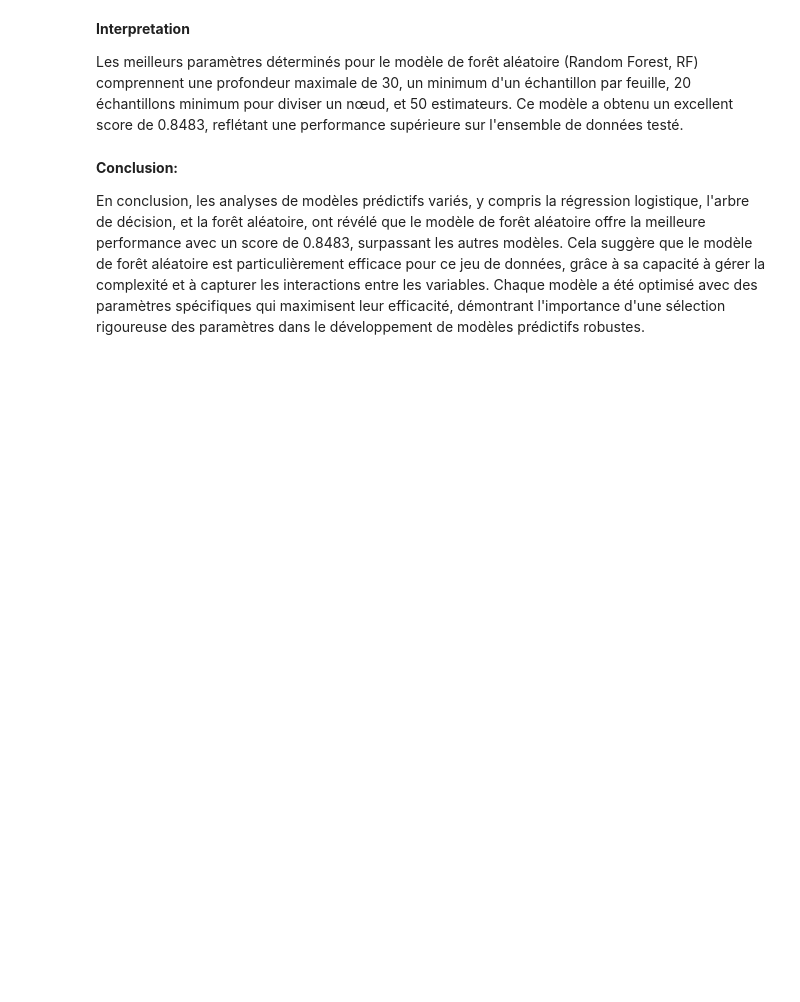
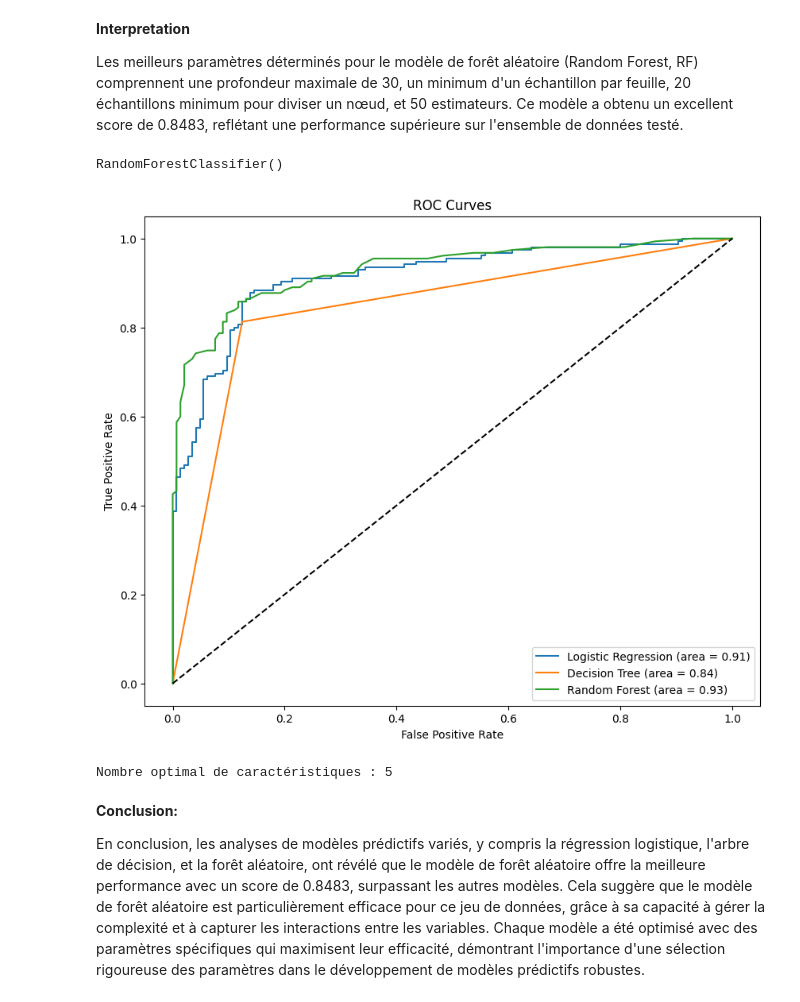
Before and after one commit to insafhamdi/Car-Insurance, a Jupyter notebook: Car_Insurance.ipynb, the cells around one changed output. Cells and saved outputs as stored; diff of their text form; code cells hidden in the pictures; blank space fills up the shorter version.

```diff
--- a/Car_Insurance.ipynb
+++ b/Car_Insurance.ipynb
@@ -386,3 +408,58 @@ Les meilleurs paramètres déterminés pour le modèle de forêt aléatoire (Ran
+# %%
+X, y = make_classification(n_samples=1000, n_features=20, n_classes=2, random_state=42)
+X_train, X_test, y_train, y_test = train_test_split(X, y, test_size=0.3, random_state=42)
+# %%
+# Régression logistique
+model_lr = LogisticRegression()
+model_lr.fit(X_train, y_train)
+
+# Arbre de décision
+model_dt = DecisionTreeClassifier()
+model_dt.fit(X_train, y_train)
+
+# Forêt aléatoire
+model_rf = RandomForestClassifier()
+model_rf.fit(X_train, y_train)
+# %% [output]
+RandomForestClassifier()
+# %%
+# Prédiction des probabilités
+probs_lr = model_lr.predict_proba(X_test)[:, 1]
+probs_dt = model_dt.predict_proba(X_test)[:, 1]
+probs_rf = model_rf.predict_proba(X_test)[:, 1]
+
+# Calcul des courbes ROC et AUC
+fpr_lr, tpr_lr, _ = roc_curve(y_test, probs_lr)
+roc_auc_lr = auc(fpr_lr, tpr_lr)
+
+fpr_dt, tpr_dt, _ = roc_curve(y_test, probs_dt)
+roc_auc_dt = auc(fpr_dt, tpr_dt)
+
+fpr_rf, tpr_rf, _ = roc_curve(y_test, probs_rf)
+roc_auc_rf = auc(fpr_rf, tpr_rf)
+# %%
+plt.figure(figsize=(10, 8))
+plt.plot(fpr_lr, tpr_lr, label=f'Logistic Regression (area = {roc_auc_lr:.2f})')
+plt.plot(fpr_dt, tpr_dt, label=f'Decision Tree (area = {roc_auc_dt:.2f})')
+plt.plot(fpr_rf, tpr_rf, label=f'Random Forest (area = {roc_auc_rf:.2f})')
+plt.plot([0, 1], [0, 1], 'k--')  # diagonale
+plt.xlabel('False Positive Rate')
+plt.ylabel('True Positive Rate')
+plt.title('ROC Curves')
+plt.legend(loc="lower right")
+plt.show()
+# %% [output]
+[figure, added]
+# %%
+from sklearn.feature_selection import RFECV
+
+# Création d'un sélecteur qui utilise la régression logistique pour évaluer les caractéristiques
+selector = RFECV(estimator=LogisticRegression(), step=1, cv=5)
+selector = selector.fit(X_train, y_train)
+
+print("Nombre optimal de caractéristiques : %d" % selector.n_features_)
+# %% [output]
+Nombre optimal de caractéristiques : 5
 # %% [markdown]
 
 **Conclusion:**
```
Also changed, not shown: parts of 5 cells of this notebook.
